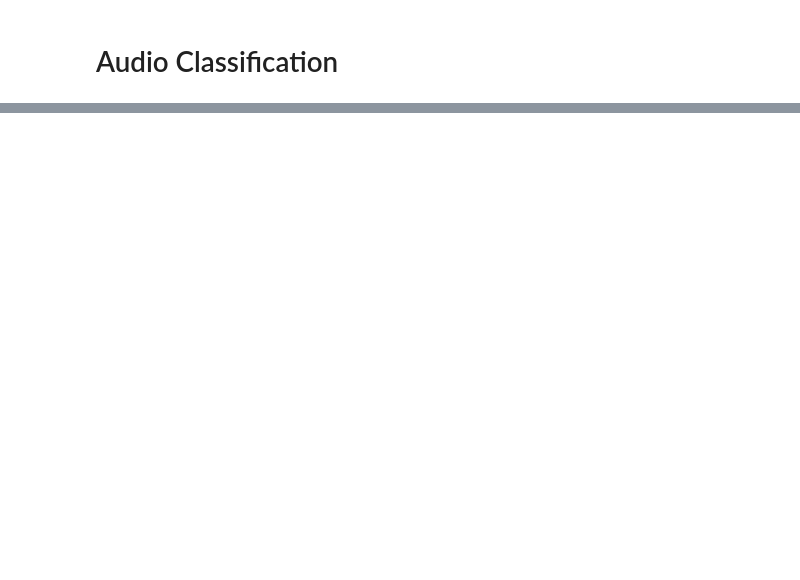
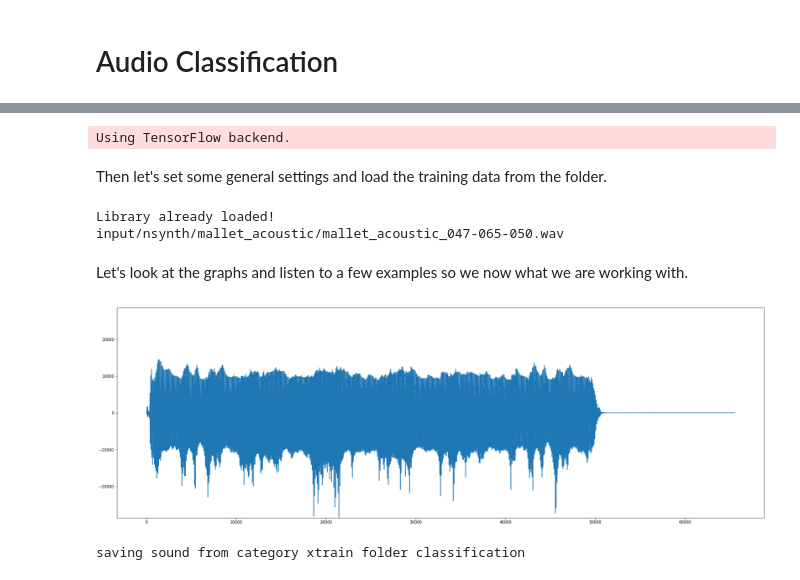
Before and after one commit to SopiMlab/DeepLearningWithAudio18, a Jupyter notebook: Audio Classification.ipynb, the cells around one changed output, grey strips where cells are left out. Cells and saved outputs as stored; diff of their text form; code cells hidden in the pictures; blank space fills up the shorter version.

Commit message:
testing running jupyters on desktop as well as writing up first draft of classification problem

```diff
--- a/Audio Classification.ipynb
+++ b/Audio Classification.ipynb
@@ -45,0 +5,34 @@ IPython.display.Audio(filename="output/jupytertesting/original#0.wav")
+# %%
+from audio_tools import count_convolutions
+from audio_loader import load_audio
+import keras
+from keras.layers import Dense, Dropout, Flatten
+from keras.layers import Conv1D
+from playsound import save_sound
+
+import IPython
+import os
+os.environ["CUDA_VISIBLE_DEVICES"]="0"
+# %% [output]
+Using TensorFlow backend.
+# %% [markdown]
+Then let's set some general settings and load the training data from the folder.
+# %%
+num_classes = 10
+
+(x_train, y_train), (x_test, y_test) = load_audio("nsynth", num_classes, forceLoad=False, framerate=16384)
+
+batch_size = 30
+epochs = 50
+kernel_size = 5
+# %% [output]
+Library already loaded!
+input/nsynth/mallet_acoustic/mallet_acoustic_047-065-050.wav
+# %% [markdown]
+Let's look at the graphs and listen to a few examples so we now what we are working with.
+# %%
+path = save_sound(x_train, "classification","xtrain",upscale=False)
+IPython.display.Audio(filename=path)
+# %% [output]
+[figure, added]
+saving sound from category xtrain folder classification
```
Also changed, not shown: parts of 28 cells of this notebook, 1 other file.
